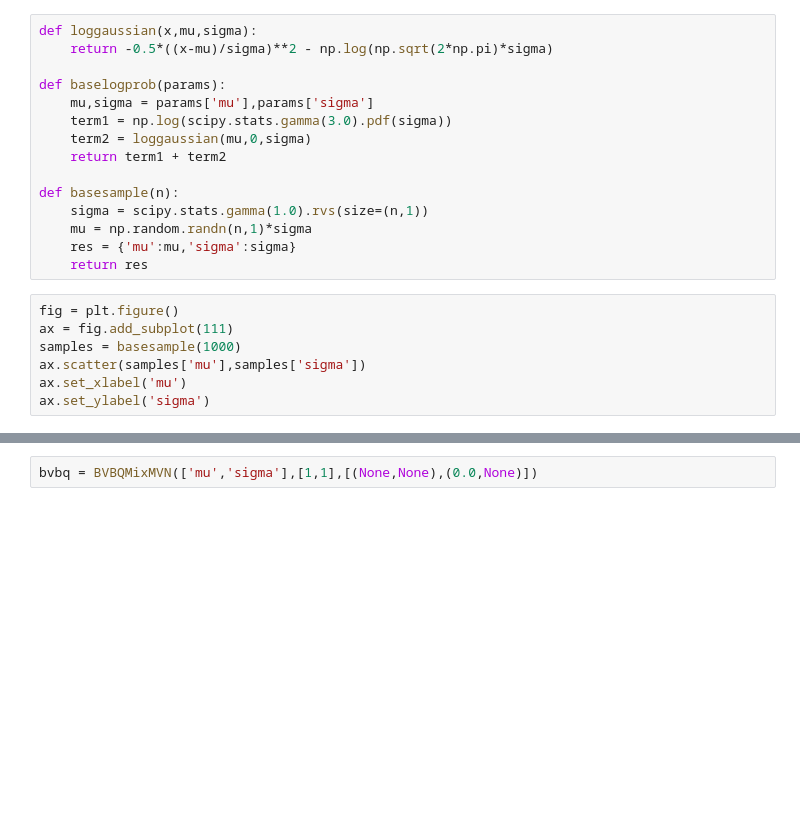
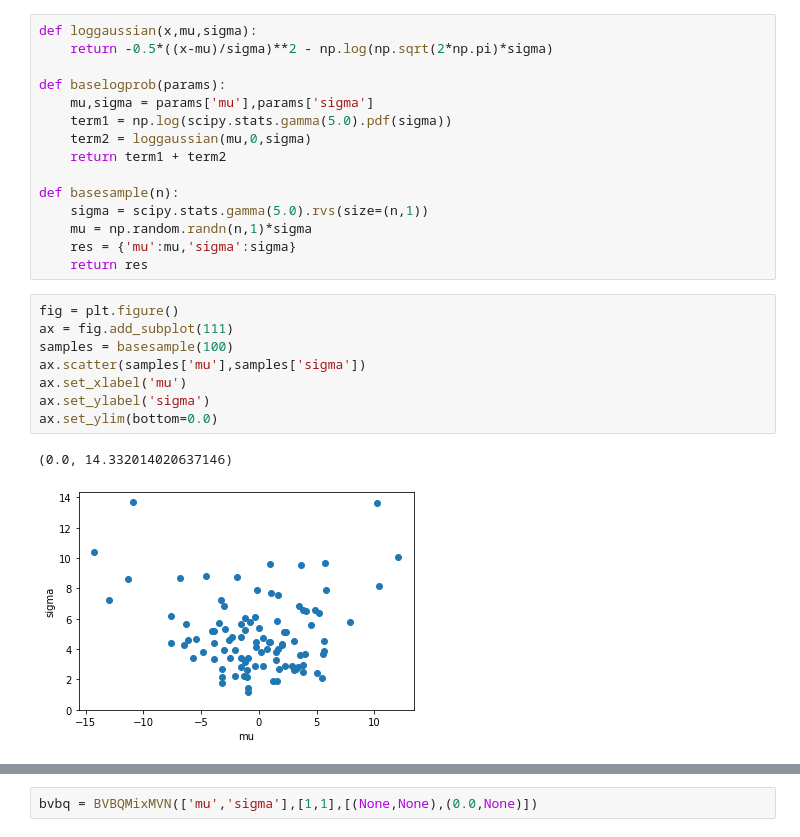
Before and after one commit to DFNaiff/BVBQ, a Jupyter notebook: toybox/bvbq_torch_warped_params_interface.ipynb, the cells around one changed output, grey strips where cells are left out. Cells and saved outputs as stored; diff of their text form; blank space fills up the shorter version.

```diff
--- a/toybox/bvbq_torch_warped_params_interface.ipynb
+++ b/toybox/bvbq_torch_warped_params_interface.ipynb
@@ -27,22 +49,26 @@ def loggaussian(x,mu,sigma):
 
 def baselogprob(params):
     mu,sigma = params['mu'],params['sigma']
-    term1 = np.log(scipy.stats.gamma(3.0).pdf(sigma))
+    term1 = np.log(scipy.stats.gamma(5.0).pdf(sigma))
     term2 = loggaussian(mu,0,sigma)
     return term1 + term2
 
 def basesample(n):
-    sigma = scipy.stats.gamma(1.0).rvs(size=(n,1))
+    sigma = scipy.stats.gamma(5.0).rvs(size=(n,1))
     mu = np.random.randn(n,1)*sigma
     res = {'mu':mu,'sigma':sigma}
     return res
 # %%
 fig = plt.figure()
 ax = fig.add_subplot(111)
-samples = basesample(1000)
+samples = basesample(100)
 ax.scatter(samples['mu'],samples['sigma'])
 ax.set_xlabel('mu')
 ax.set_ylabel('sigma')
+ax.set_ylim(bottom=0.0)
+# %% [output]
+(0.0, 14.332014020637146)
+[figure, added]
 # %%
 fig = plt.figure()
 ax = fig.add_subplot(111, projection='3d')
```
Also changed, not shown: parts of 10 cells of this notebook, 18 other files.
